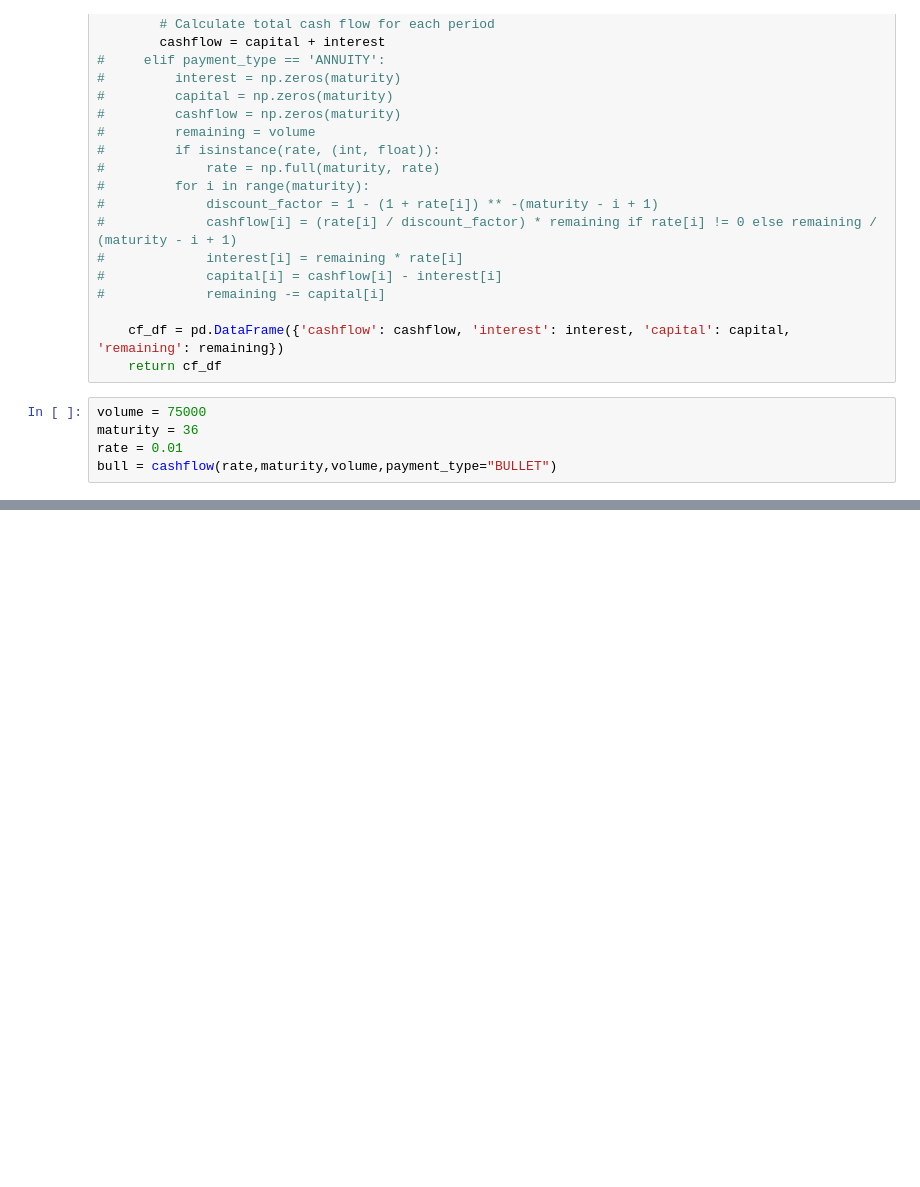
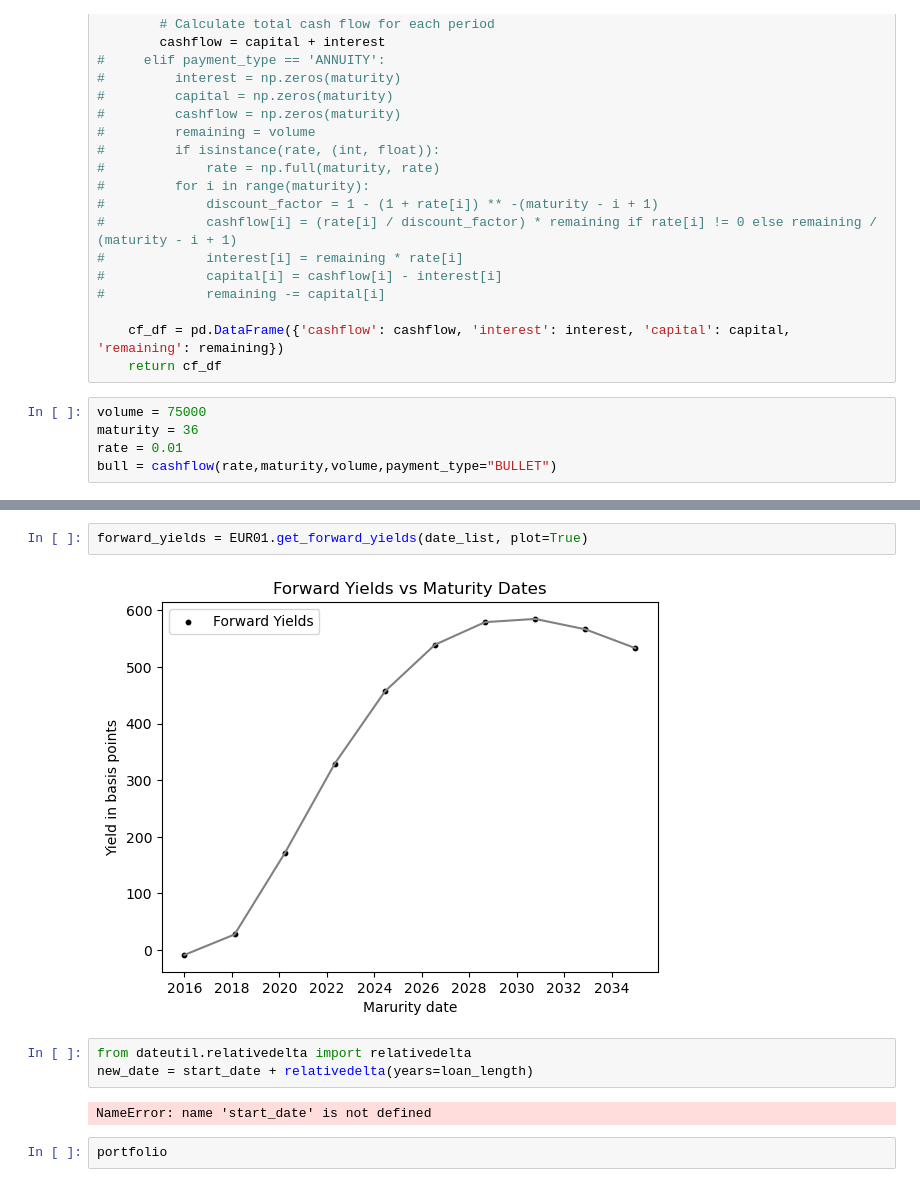
Before and after one commit to gsmyridis/ALM, a Jupyter notebook: exps.ipynb, the cells around one changed output, grey strips where cells are left out. Drawn from its saved outputs; the diff is of its cells as text; blank space fills up the shorter version.

```diff
--- a/exps.ipynb
+++ b/exps.ipynb
@@ -192,0 +158,11 @@ Name: rate, dtype: float64
+# %%
+forward_yields = EUR01.get_forward_yields(date_list, plot=True)
+# %% [output]
+[figure, added]
+# %%
+from dateutil.relativedelta import relativedelta
+new_date = start_date + relativedelta(years=loan_length)
+# %% [output]
+NameError: name 'start_date' is not defined
+# %%
+portfolio
```
Also changed, not shown: parts of 15 cells of this notebook, 2 other files.
